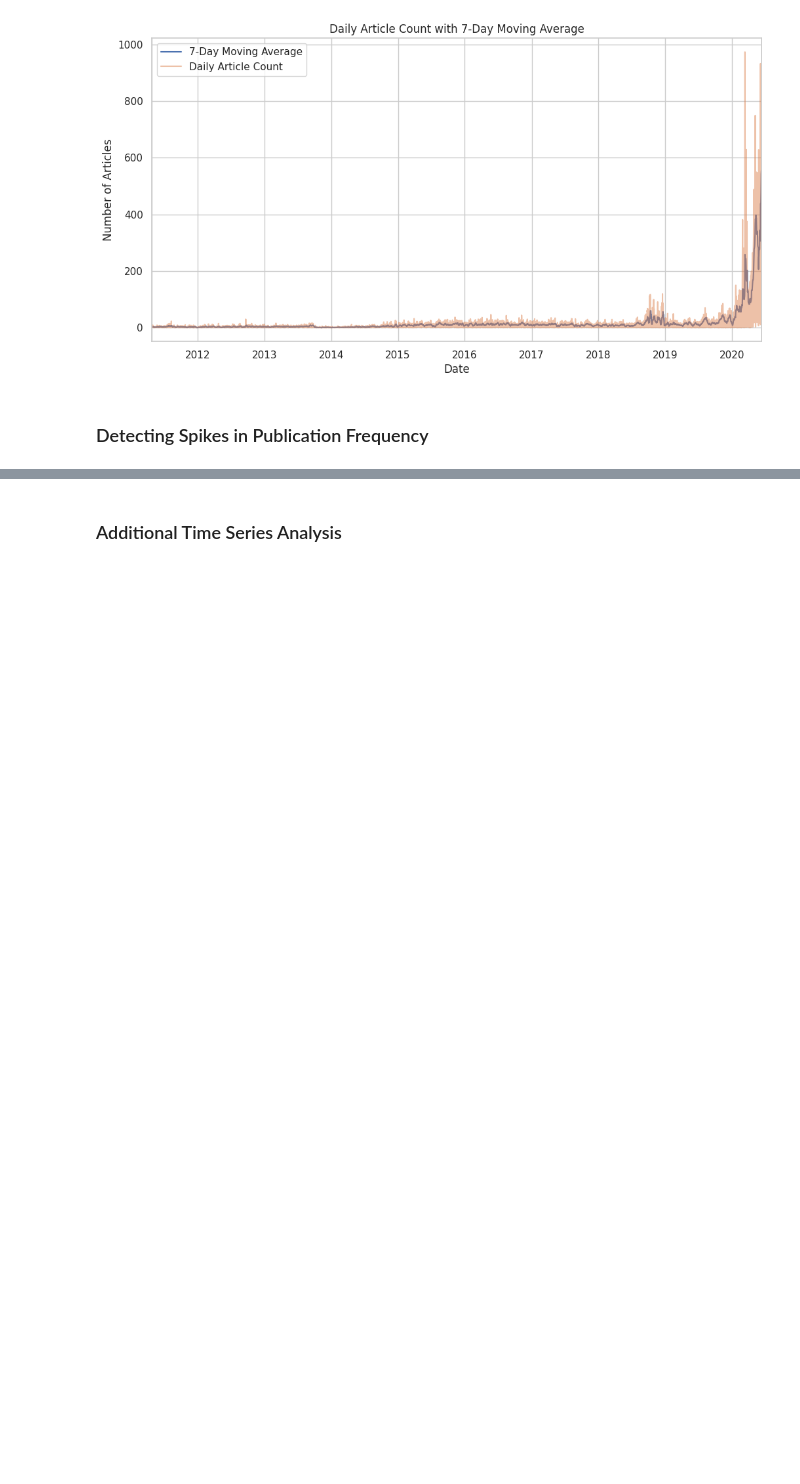
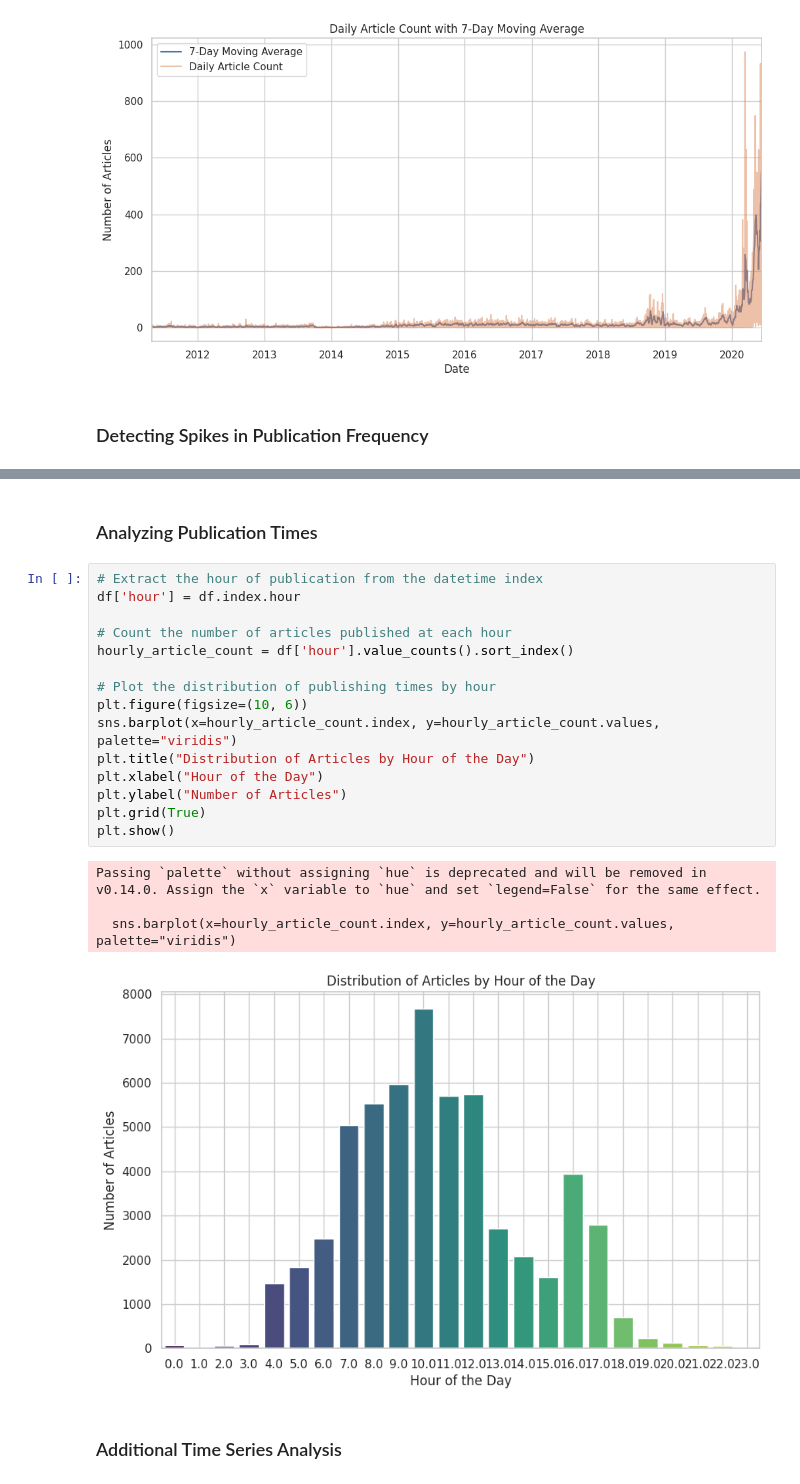
Before and after one commit to AYALK94/week-long-challenge, a Jupyter notebook: notebooks/financial-news-analysis.ipynb, the cells around one changed output, grey strips where cells are left out. Saved outputs shown, nothing was run; the diff lists cells and outputs as text; blank space fills up the shorter version.

Commit message:
Time Series Analysis

```diff
--- a/notebooks/financial-news-analysis.ipynb
+++ b/notebooks/financial-news-analysis.ipynb
@@ -398,3 +416,25 @@ plt.show()
+# %% [markdown]
+### Analyzing Publication Times
+# %%
+# Extract the hour of publication from the datetime index
+df['hour'] = df.index.hour
+
+# Count the number of articles published at each hour
+hourly_article_count = df['hour'].value_counts().sort_index()
+
+# Plot the distribution of publishing times by hour
+plt.figure(figsize=(10, 6))
+sns.barplot(x=hourly_article_count.index, y=hourly_article_count.values, palette="viridis")
+plt.title("Distribution of Articles by Hour of the Day")
+plt.xlabel("Hour of the Day")
+plt.ylabel("Number of Articles")
+plt.grid(True)
+plt.show()
+# %% [output]
+Passing `palette` without assigning `hue` is deprecated and will be removed in v0.14.0. Assign the `x` variable to `hue` and set `legend=False` for the same effect.
+
+  sns.barplot(x=hourly_article_count.index, y=hourly_article_count.values, palette="viridis")
+[figure, added]
 # %% [markdown]
 ### Additional Time Series Analysis
 # %% [markdown]
```
Also changed, not shown: parts of 3 cells of this notebook.
